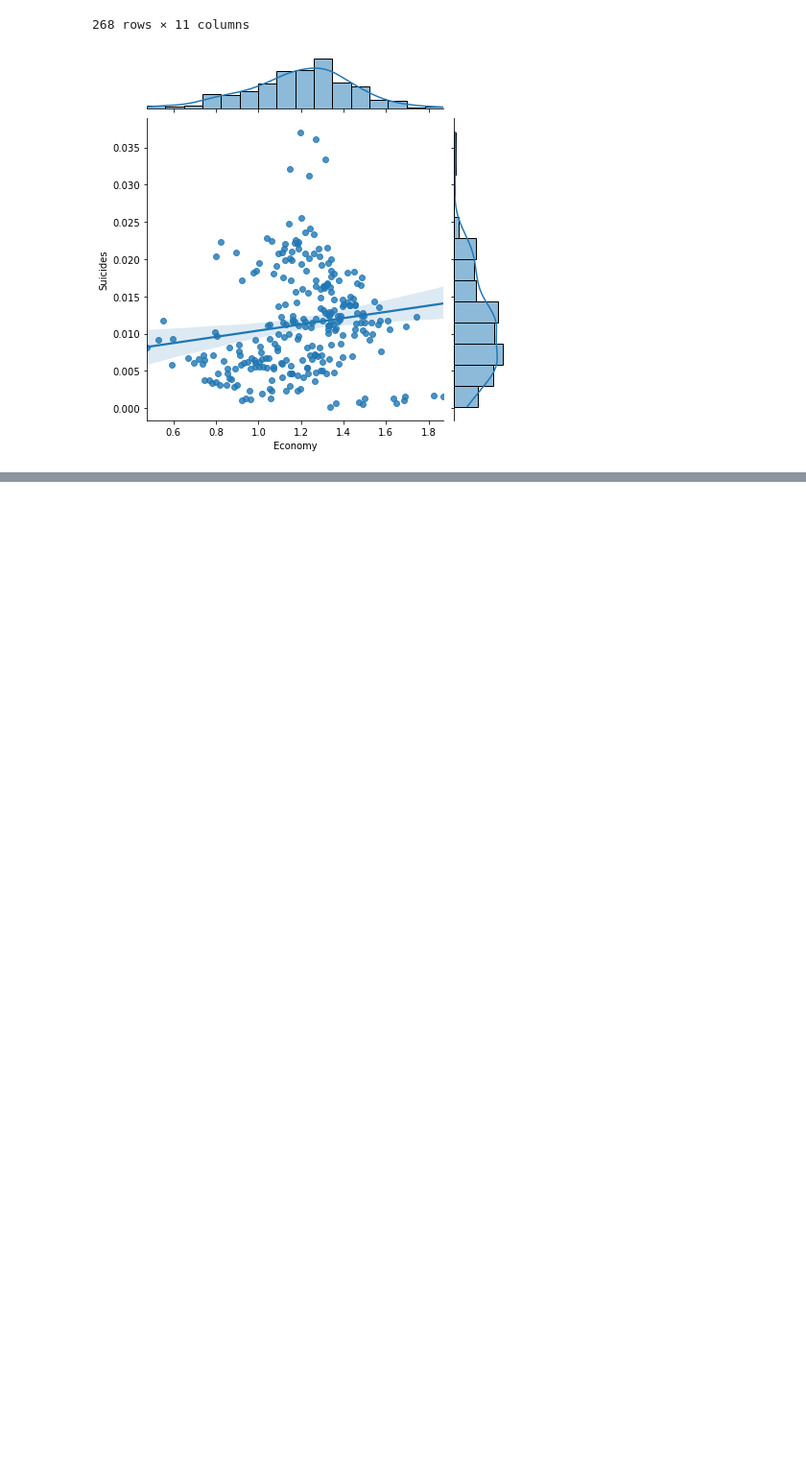
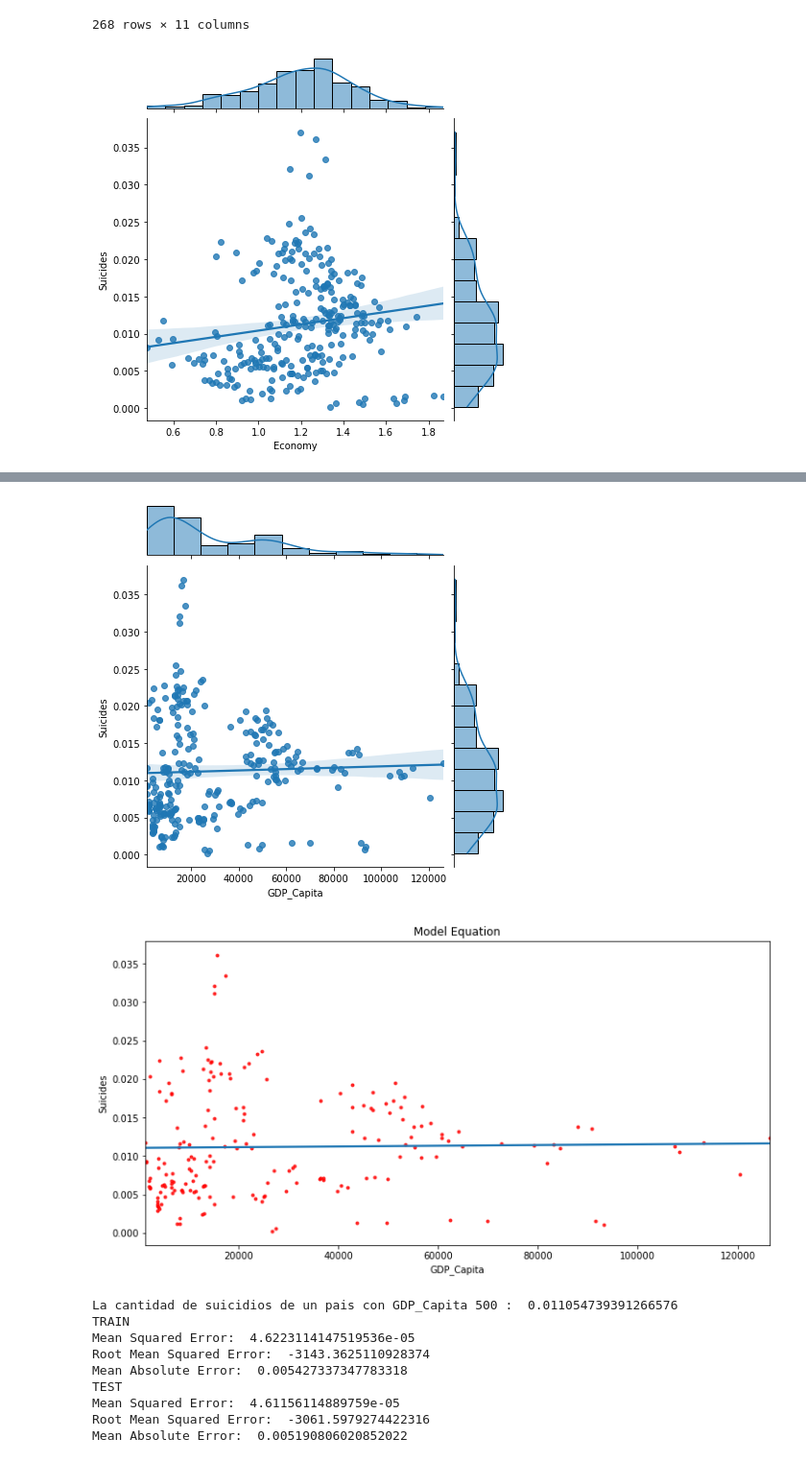
Before and after one commit to dianaxime/DM_Proyecto, a Jupyter notebook: Modelo.ipynb, the cells around one changed output, grey strips where cells are left out. Shown at 96% size. Cells and saved outputs as stored; diff of their text form; code cells hidden in the pictures; blank space fills up the shorter version.

```diff
--- a/Modelo.ipynb
+++ b/Modelo.ipynb
@@ -432,3 +502,17 @@ La cantidad de suicidios de un pais con Freedom 0.89 :  -1.9523756482339105
+# %%
+linear_reg("GDP_Capita", "La cantidad de suicidios de un pais con GDP_Capita 500", 500)
+# %% [output]
+[figure, added]
+[figure, added]
+La cantidad de suicidios de un pais con GDP_Capita 500 :  0.011054739391266576
+TRAIN
+Mean Squared Error:  4.6223114147519536e-05
+Root Mean Squared Error:  -3143.3625110928374
+Mean Absolute Error:  0.005427337347783318
+TEST
+Mean Squared Error:  4.61156114889759e-05
+Root Mean Squared Error:  -3061.5979274422316
+Mean Absolute Error:  0.005190806020852022
 # %%
 df = df_final.copy()
 df = df.select_dtypes(include=["float64","int64"])
```
Also changed, not shown: parts of 16 cells of this notebook.
